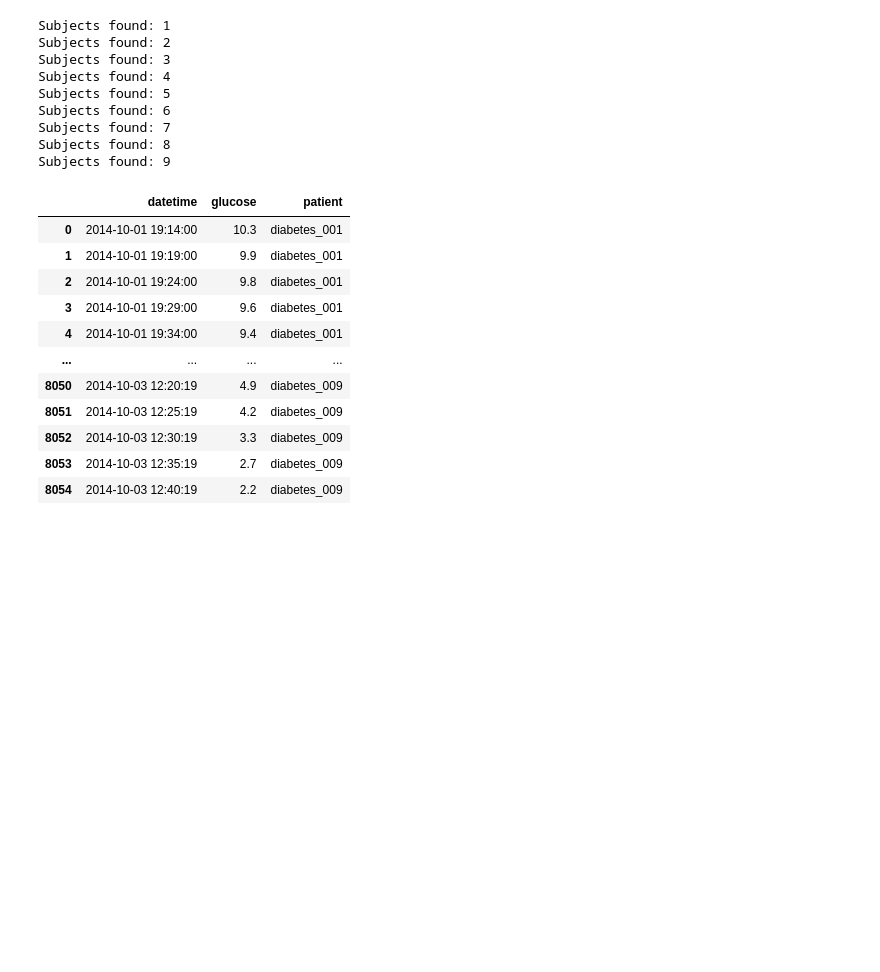
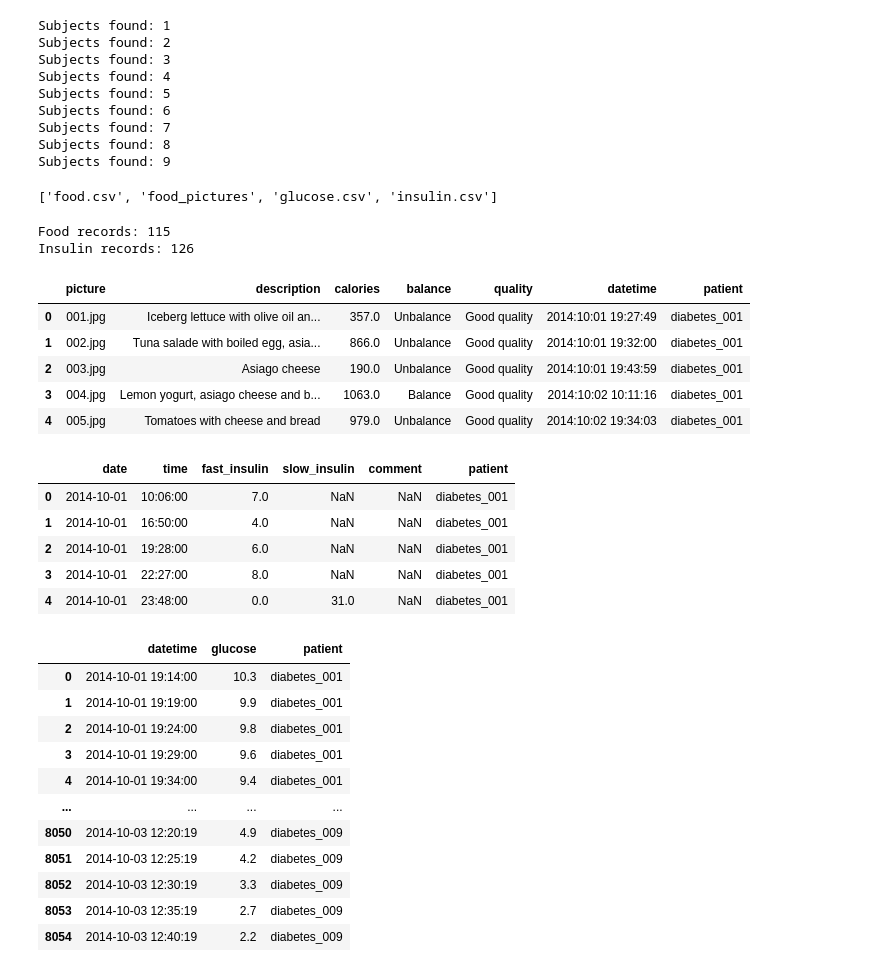
Before and after one commit to destinydel/glucose-ML, a Jupyter notebook: D1NAMO/other_model.ipynb, the cells around one changed output. Saved outputs shown, nothing was run; the diff lists cells and outputs as text; code cells hidden in the pictures; blank space fills up the shorter version.

```diff
--- a/D1NAMO/confusion_matrix.ipynb
+++ b/D1NAMO/other_model.ipynb
@@ -69,6 +69,55 @@ Subjects found: 6
 Subjects found: 7
 Subjects found: 8
 Subjects found: 9
+# %%
+for s in all_subjects[:1]:
+    folder = os.path.dirname(s["glucose_csv"])
+    print(os.listdir(folder))
+# %% [output]
+['food.csv', 'food_pictures', 'glucose.csv', 'insulin.csv']
+# %%
+food_data = {}
+insulin_data = {}
+
+for s in all_subjects:
+    folder = os.path.dirname(s["glucose_csv"])
+
+    food_path = os.path.join(folder, "food.csv")
+    insulin_path = os.path.join(folder, "insulin.csv")
+
+    if os.path.exists(food_path):
+        df = pd.read_csv(food_path)
+        df["patient"] = s["id"]
+        food_data[s["id"]] = df
+
+    if os.path.exists(insulin_path):
+        df = pd.read_csv(insulin_path)
+        df["patient"] = s["id"]
+        insulin_data[s["id"]] = df
+
+food_df = pd.concat(food_data.values(), ignore_index=True)
+insulin_df = pd.concat(insulin_data.values(), ignore_index=True)
+
+print("Food records:", len(food_df))
+print("Insulin records:", len(insulin_df))
+
+display(food_df.head())
+display(insulin_df.head())
+# %% [output]
+Food records: 115
+Insulin records: 126
+|  | picture | description | calories | balance | quality | datetime | patient |
+| 0 | 001.jpg | Iceberg lettuce with olive oil an... | 357.0 | Unbalance | Good quality | 2014:10:01 19:27:49 | diabetes_001 |
+| 1 | 002.jpg | Tuna salade with boiled egg, asia... | 866.0 | Unbalance | Good quality | 2014:10:01 19:32:00 | diabetes_001 |
+| 2 | 003.jpg | Asiago cheese | 190.0 | Unbalance | Good quality | 2014:10:01 19:43:59 | diabetes_001 |
+| 3 | 004.jpg | Lemon yogurt, asiago cheese and b... | 1063.0 | Balance | Good quality | 2014:10:02 10:11:16 | diabetes_001 |
+| 4 | 005.jpg | Tomatoes with cheese and bread | 979.0 | Unbalance | Good quality | 2014:10:02 19:34:03 | diabetes_001 |
+|  | date | time | fast_insulin | slow_insulin | comment | patient |
+| 0 | 2014-10-01 | 10:06:00 | 7.0 | NaN | NaN | diabetes_001 |
+| 1 | 2014-10-01 | 16:50:00 | 4.0 | NaN | NaN | diabetes_001 |
+| 2 | 2014-10-01 | 19:28:00 | 6.0 | NaN | NaN | diabetes_001 |
+| 3 | 2014-10-01 | 22:27:00 | 8.0 | NaN | NaN | diabetes_001 |
+| 4 | 2014-10-01 | 23:48:00 | 0.0 | 31.0 | NaN | diabetes_001 |
 # %%
 #preprocessing glucose and sensor (summary csv files)
 def load_glucose(glucose_csv):
```
Also changed, not shown: parts of 2 cells of this notebook, 1 other file.
